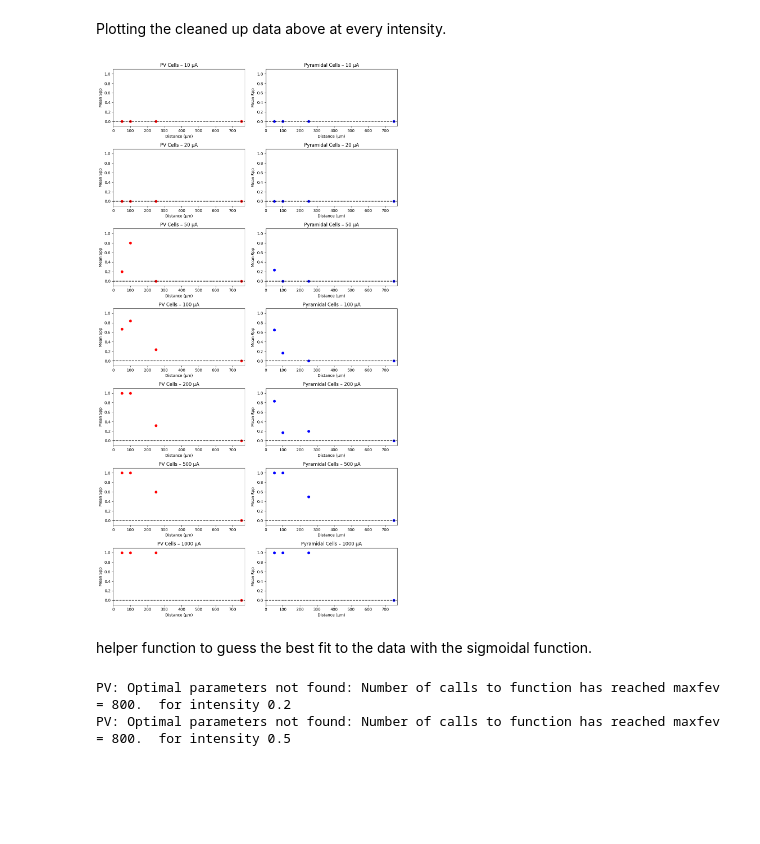
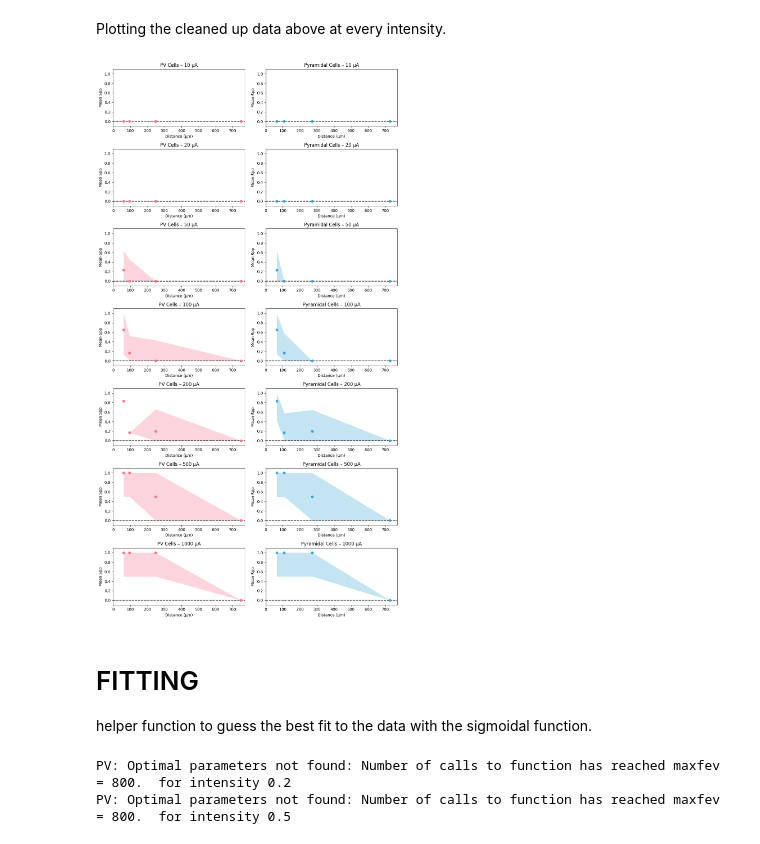
Before and after one commit to MaxPiatine/microstim, a Jupyter notebook: analysis/params.ipynb, the cells around one changed output. Saved outputs shown, nothing was run; the diff lists cells and outputs as text; code cells hidden in the pictures; blank space fills up the shorter version.

```diff
--- a/analysis/params.ipynb
+++ b/analysis/params.ipynb
@@ -5,17 +5,19 @@ importing data, setting up globals, and helper functions for fitting
 import pandas as pd
 import matplotlib.pyplot as plt
 import numpy as np
+import seaborn as sns
 from scipy.optimize import curve_fit
 
+palette = sns.color_palette("husl", 8)
 pv, pyr = pd.read_excel('results_drugs.xlsx', sheet_name="PV"), pd.read_excel('results_drugs.xlsx', sheet_name="pyramidal")
 distances = [50, 100, 250, 750]
 intensities = [0.01, 0.02, 0.05, 0.1, 0.2, 0.5, 1.0]
 def sigmoid(x, L, x0, k):
     return L / (1 + np.exp(k * (x - x0)))
 
-p=6
 def gauss(x, I, R, sigma):
-    return np.exp(-x**2 / (sigma +(R * I)**(2/p+2)))
+    p=2
+    return np.exp(-x**2 / (sigma +(R * I)**p))
 # %% [markdown]
 getting the mean probability of spiking $y$ at a distance $x$
 # %%
@@ -51,37 +61,77 @@ Plotting the cleaned up data above at every intensity.
 fig, axes = plt.subplots(nrows=7, ncols=2, figsize=(11, 20))
 
 axes = axes.flatten()  # make indexing easier
 
 count = 0
 for intensity in intensities:
     ax = axes[count]
     data = pv_data[intensity]
-    ax.scatter(distances, data["y"], color='red', label='Data Points')
+    x = data["x"]
+    y = data["y"]
+    yerr = data["yerr"]
+    idx = np.argsort(x)
+    x = x[idx]
+    y = y[idx]
+    yerr = yerr[idx]
+
+    ax.scatter(x, y, color=palette[0], zorder=3, label='Mean')
+
+    y_low  = np.clip(y - yerr, 0, 1)
+    y_high = np.clip(y + yerr, 0, 1)
+    ax.fill_between(
+        x,
+        y_low,
+        y_high,
+        color=palette[0],
+        alpha=0.3,
+        linewidth=0
+    )
     ax.set_title(f'PV Cells – {intensity*1000:.0f} μA')
     ax.hlines(y=0, xmin=0, xmax=770, colors='k', linestyles='dashed')
     ax.set_ylim(-0.1, 1.1)
     ax.set_xlim(0, 770)
     ax.set_xlabel('Distance (μm)')
     ax.set_ylabel('Mean Spp')
 
     count += 1
     ax = axes[count]
     data = pyr_data[intensity]
-    ax.scatter(distances, data["y"], color='blue', label='Data Points')
+    x = data["x"]
+    y = data["y"]
+    yerr = data["yerr"]
+    idx = np.argsort(x)
+    x = x[idx]
+    y = y[idx]
+    yerr = yerr[idx]
+
+    y_low  = np.clip(y - yerr, 0, 1)
+    y_high = np.clip(y + yerr, 0, 1)
+
+    ax.scatter(x, y, color=palette[5], zorder=3, label='Mean')
+    ax.fill_between(
+        x,
+        y_low,
+        y_high,
+        color=palette[5],
+        alpha=0.3,
+        linewidth=0
+    )
     ax.set_title(f'Pyramidal Cells – {intensity*1000:.0f} μA')
     ax.hlines(y=0, xmin=0, xmax=770, colors='k', linestyles='dashed')
     ax.set_ylim(-0.1, 1.1)
     ax.set_xlim(0, 770)
     ax.set_xlabel('Distance (μm)')
     ax.set_ylabel('Mean Spp')
     count += 1
 
 
 plt.tight_layout()
 plt.show()
 # %% [output]
-[figure, old version]
+[figure, new version]
 # %% [markdown]
+# FITTING
+
 helper function to guess the best fit to the data with the sigmoidal function.
 # %%
 def best_guess(x, y):
```
Also changed, not shown: parts of 11 cells of this notebook, 4 other files.
